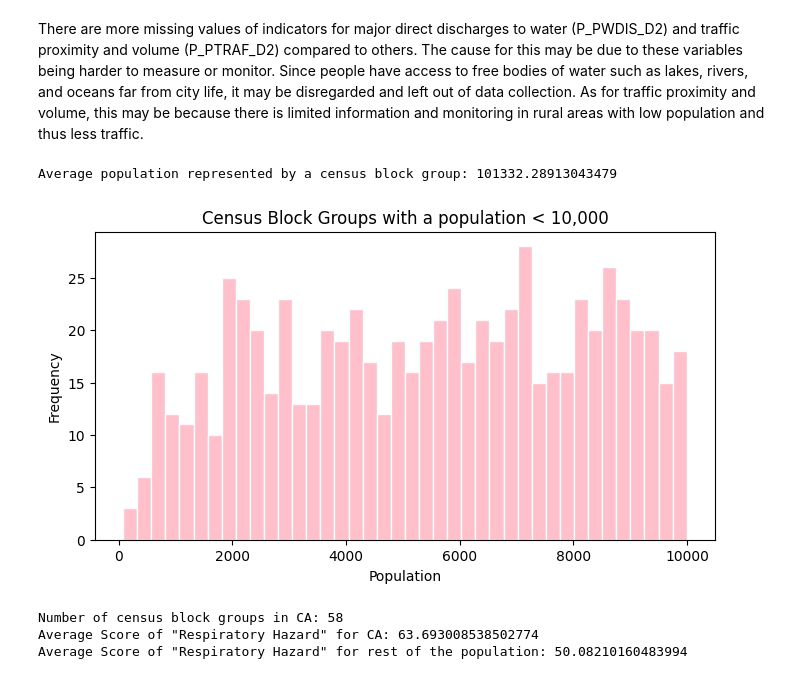
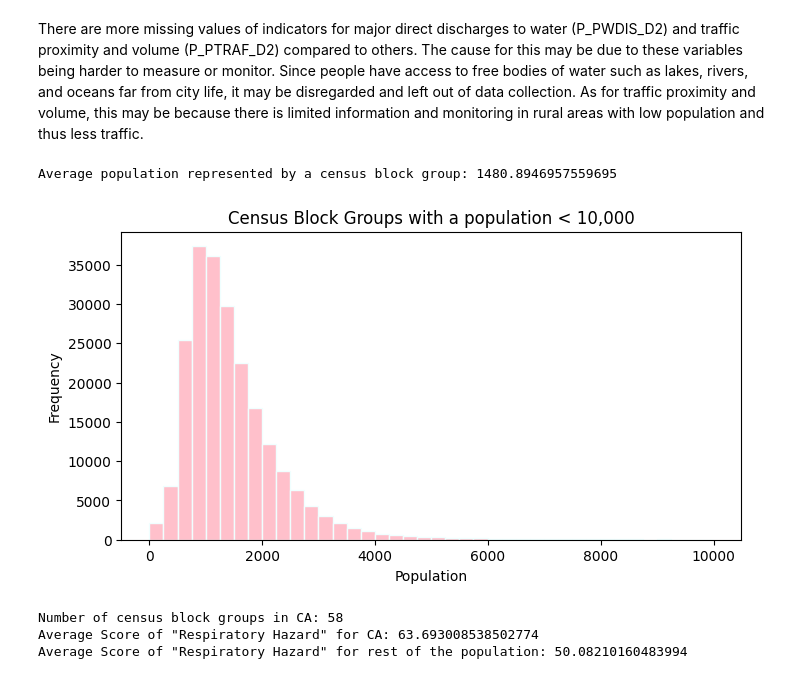
Before and after one commit to maggieesar/Respiratory-Hazard-Scores, a Jupyter notebook: lab01.ipynb, the cells around one changed output. Cells and saved outputs as stored; diff of their text form; code cells hidden in the pictures.

```diff
--- a/lab01.ipynb
+++ b/lab01.ipynb
@@ -1,17 +1,15 @@
 # %% [markdown]
 <a href="https://colab.research.google.com/github/maggieesar/Respiratory-Hazard-Scores/blob/main/lab01.ipynb" target="_parent"><img src="https://colab.research.google.com/assets/colab-badge.svg" alt="Open In Colab"/></a>
 # %%
-# from google.colab import drive
-
 import pandas as pd
 import matplotlib.pyplot as plt
 import numpy as np
 
 #--------------------------------#1--------------------------------------
 
-df = pd.read_csv('EJSCREEN_demo2.csv')
+df = pd.read_csv('https://raw.githubusercontent.com/danhammer/envirods/main/data/EJSCREEN_demo2.csv')
 
-# sum null values with columns starting with 'P_
+# sum null values with columns starting with 'P_'
 missing_values = df.isnull().sum()
 ej_missing_scores = missing_values[missing_values.index.str.startswith('P_')]
 
@@ -39,23 +37,22 @@ There are more missing values of indicators for major direct discharges to water
 # %%
 #--------------------------------#2--------------------------------------
 
 # create table with unique fips code and its population, then take mean of popultion column
-grouped = df.groupby('fips')['ACSTOTPOP'].sum().reset_index()
-average_pop = grouped['ACSTOTPOP'].mean()
+average_pop = df['ACSTOTPOP'].mean()
 
 print(f"Average population represented by a census block group: {average_pop}")
 
-less_than_10k = grouped[grouped['ACSTOTPOP'] < 10000]
+less_than_10k = df[df['ACSTOTPOP'] < 10000]
 
 plt.figure(figsize=(8, 4))
 plt.hist(less_than_10k['ACSTOTPOP'], bins=40, edgecolor = 'azure', color = 'pink')
 plt.xlabel('Population')
 plt.ylabel('Frequency')
 plt.title('Census Block Groups with a population < 10,000')
 plt.show()
 # %% [output]
-Average population represented by a census block group: 101332.28913043479
+Average population represented by a census block group: 1480.8946957559695
-[figure, old version]
+[figure, new version]
 # %%
 #--------------------------------#3--------------------------------------
 
```
